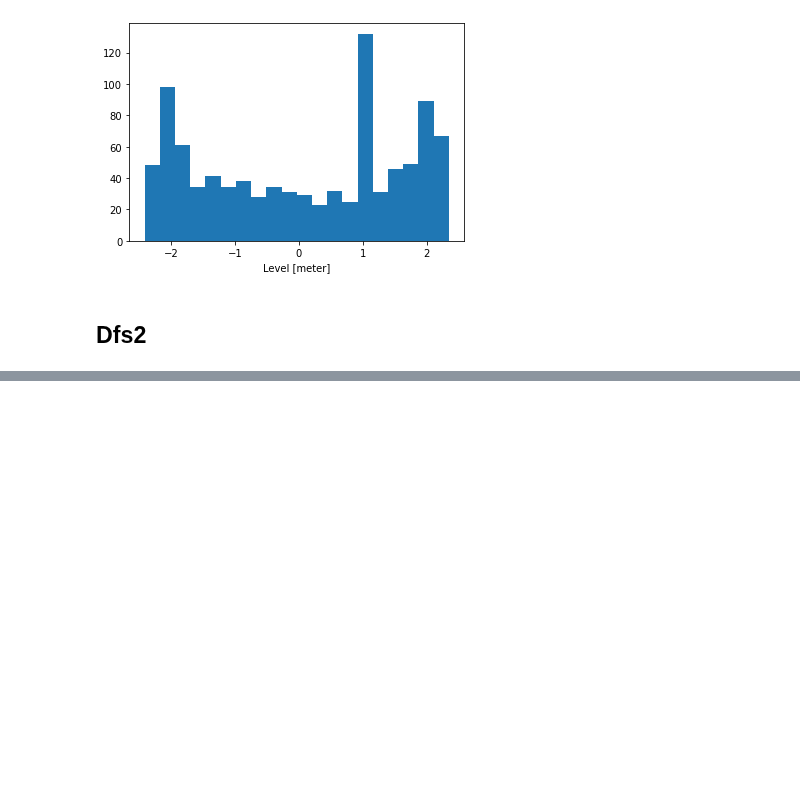
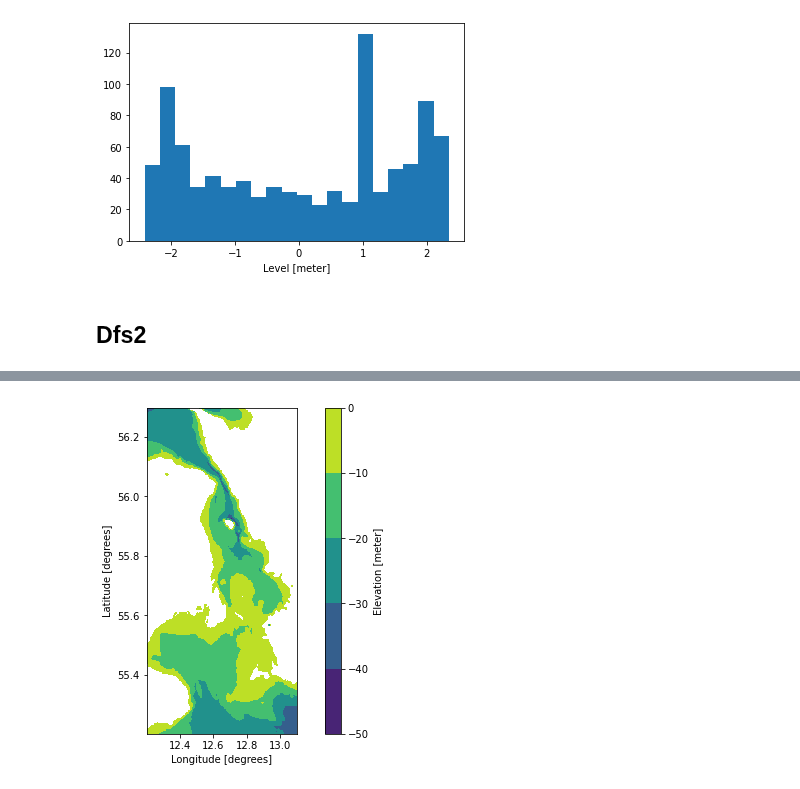
Before and after one commit to DHI/mikeio, a Jupyter notebook: notebooks/DataArray - Dfs123 plotting.ipynb, the cells around one changed output, grey strips where cells are left out. Drawn from its saved outputs; the diff is of its cells as text; code cells hidden in the pictures; blank space fills up the shorter version.

```diff
--- a/notebooks/DataArray - Dfs123 plotting.ipynb
+++ b/notebooks/DataArray - Dfs123 plotting.ipynb
@@ -46,0 +63,4 @@ da.plot.hist(bins=20);
+# %%
+da.plot.contourf(figsize=(10,6), levels=4);
+# %% [output]
+[figure, added]
```
Also changed, not shown: parts of 5 cells of this notebook, 1 other file.
